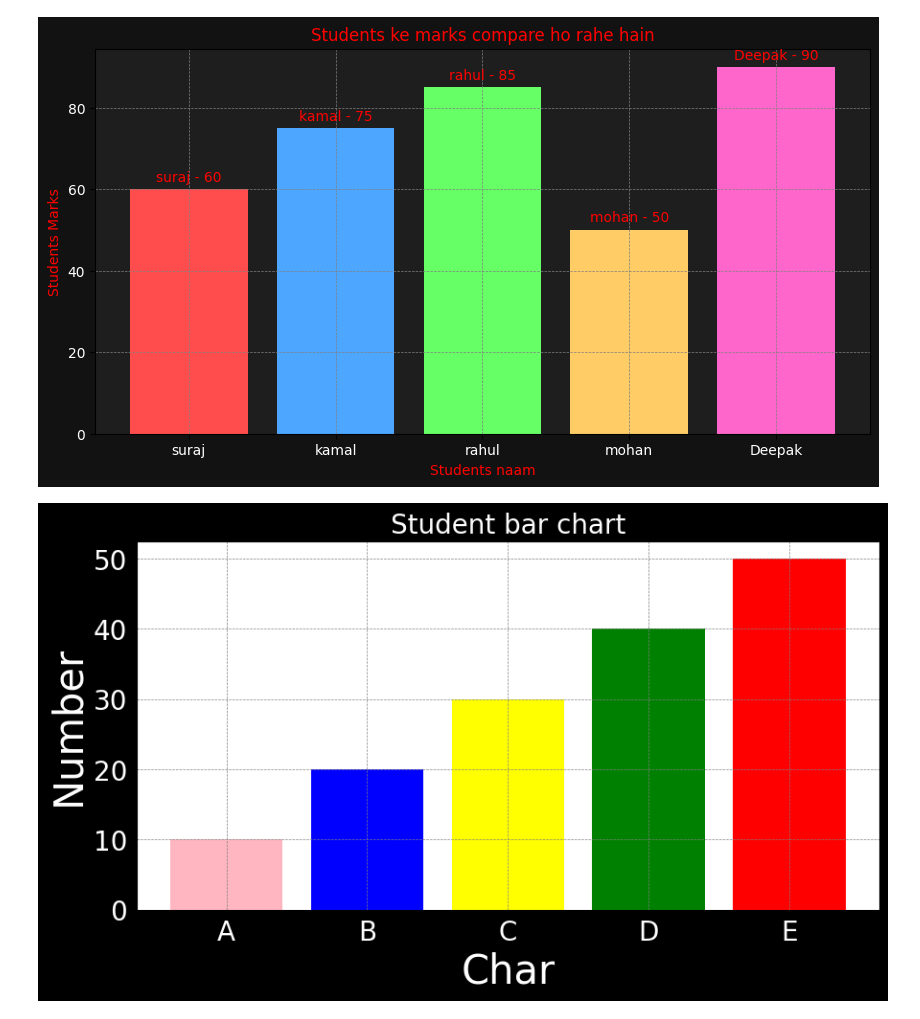
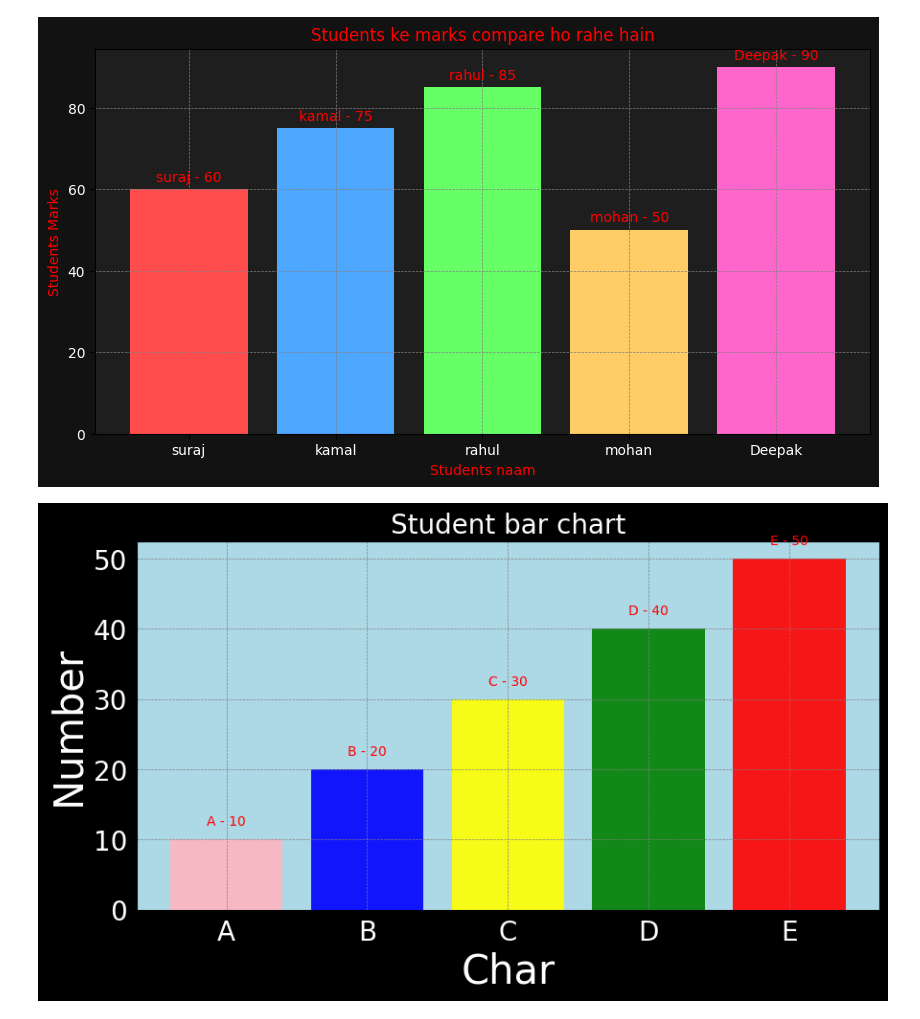
Before and after one commit to Suraj-kumar121K/Matplotlib, a Jupyter notebook: Practice/Bar_chart.ipynb, the cells around one changed output. Drawn from its saved outputs; the diff is of its cells as text; code cells hidden in the pictures.

```diff
--- a/Practice/Bar_chart.ipynb
+++ b/Practice/Bar_chart.ipynb
@@ -30,13 +30,23 @@ plt.show()
 # %%
 X = ['A', 'B', 'C', 'D', 'E']
 Y = [10, 20, 30, 40, 50]
 plt.figure(figsize=(10, 5), facecolor='black')
-plt.bar(X, Y, color=['lightpink', 'BLUE', 'YELLOW', 'GREEN', 'RED'])
+plt.gca().set_facecolor('lightblue')
+plt.bar(X, Y, color=['lightpink', 'BLUE', 'YELLOW', 'GREEN', 'RED'], alpha=0.90)
 plt.title('Student bar chart', color='White', size=20)
 plt.xlabel("Char", color='White', size=30)
 plt.ylabel("Number", color='White', size=30)
 plt.xticks(color='white', size=20)
 plt.yticks(color='white', size=20)
 plt.grid(color="gray", linestyle='--', linewidth='0.5')
+
+for i in range(len(X)):
+    lable = X[i] + " - " + str(Y[i])
+
+    plt.text(X[i], Y[i] + 2, lable,
+             ha='center',
+             color='red'
+    )
+plt.show()
 # %% [output]
-[figure, old version]
+[figure, new version]
```
